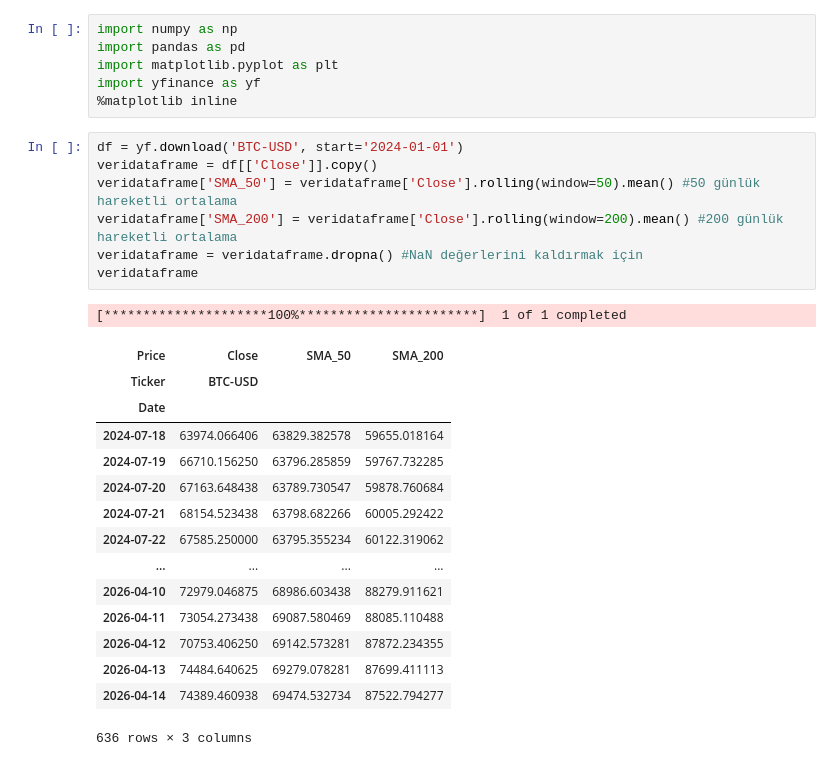
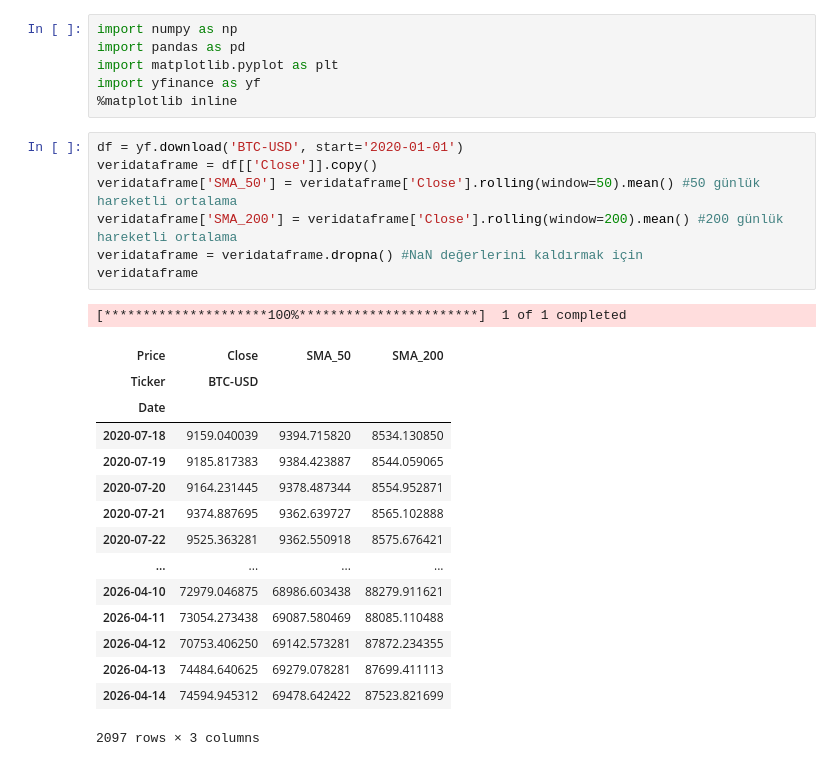
Before and after one commit to windlok/kripto-para-piyasas-analizi-ve-strateji-testi, a Jupyter notebook: main.ipynb, the cells around one changed output. Drawn from its saved outputs; the diff is of its cells as text.

```diff
--- a/main.ipynb
+++ b/main.ipynb
@@ -5,29 +5,29 @@ import matplotlib.pyplot as plt
 import yfinance as yf
 %matplotlib inline
 # %%
-df = yf.download('BTC-USD', start='2024-01-01')
+df = yf.download('BTC-USD', start='2020-01-01')
 veridataframe = df[['Close']].copy()
 veridataframe['SMA_50'] = veridataframe['Close'].rolling(window=50).mean() #50 günlük hareketli ortalama
 veridataframe['SMA_200'] = veridataframe['Close'].rolling(window=200).mean() #200 günlük hareketli ortalama
 veridataframe = veridataframe.dropna() #NaN değerlerini kaldırmak için
 veridataframe
 # %% [output]
 [*********************100%***********************]  1 of 1 completed
 | Price | Close | SMA_50 | SMA_200 |
 | Ticker | BTC-USD |  |  |
 | Date |  |  |  |
-| 2024-07-18 | 63974.066406 | 63829.382578 | 59655.018164 |
-| 2024-07-19 | 66710.156250 | 63796.285859 | 59767.732285 |
-| 2024-07-20 | 67163.648438 | 63789.730547 | 59878.760684 |
-| 2024-07-21 | 68154.523438 | 63798.682266 | 60005.292422 |
-| 2024-07-22 | 67585.250000 | 63795.355234 | 60122.319062 |
+| 2020-07-18 | 9159.040039 | 9394.715820 | 8534.130850 |
+| 2020-07-19 | 9185.817383 | 9384.423887 | 8544.059065 |
+| 2020-07-20 | 9164.231445 | 9378.487344 | 8554.952871 |
+| 2020-07-21 | 9374.887695 | 9362.639727 | 8565.102888 |
+| 2020-07-22 | 9525.363281 | 9362.550918 | 8575.676421 |
 | ... | ... | ... | ... |
 | 2026-04-10 | 72979.046875 | 68986.603438 | 88279.911621 |
 | 2026-04-11 | 73054.273438 | 69087.580469 | 88085.110488 |
 | 2026-04-12 | 70753.406250 | 69142.573281 | 87872.234355 |
 | 2026-04-13 | 74484.640625 | 69279.078281 | 87699.411113 |
-| 2026-04-14 | 74389.460938 | 69474.532734 | 87522.794277 |
+| 2026-04-14 | 74594.945312 | 69478.642422 | 87523.821699 |
-636 rows × 3 columns
+2097 rows × 3 columns
 # %%
 fig = plt.figure(figsize=(12,6))
 ax = fig.add_axes([0.1,0.1,0.8,0.8])
```
Also changed, not shown: parts of 2 cells of this notebook, 1 other file.
